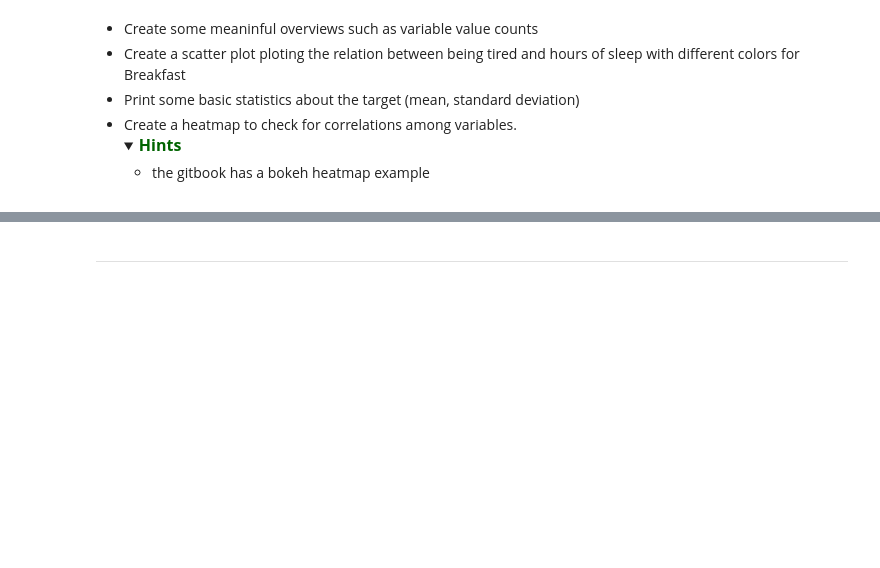
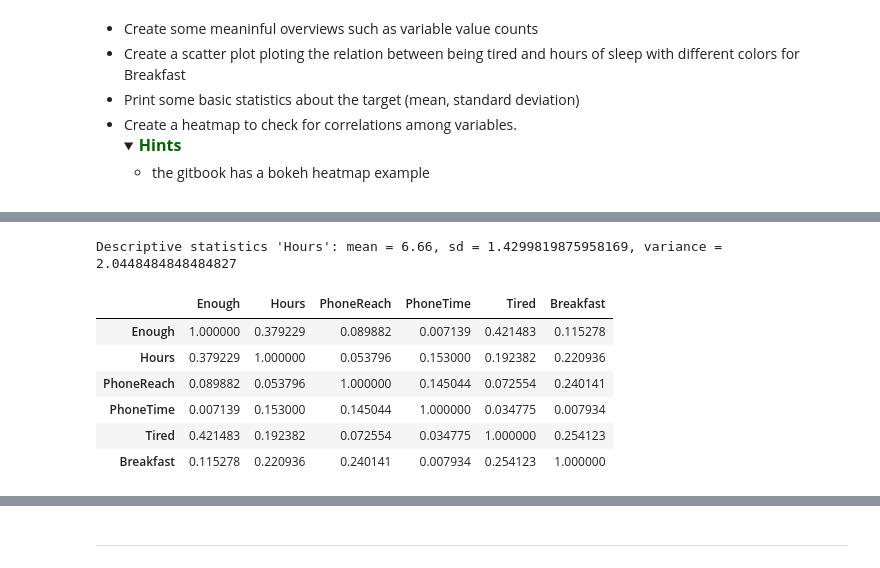
Before and after one commit to stijn-arends/BFVM19PROG1, a Jupyter notebook: assessments/Assignment_week_05.ipynb, the cells around one changed output, grey strips where cells are left out. Drawn from its saved outputs; the diff is of its cells as text; code cells hidden in the pictures; folded sections open; blank space fills up the shorter version.

```diff
--- a/assessments/Assignment_week_05.ipynb
+++ b/assessments/Assignment_week_05.ipynb
@@ -62,0 +125,4 @@ load the `sleep.csv` data. Get yourself familiar with the data. Answer the follo
+# %%
+# Remove white spaces from column names
+new_cols = sleep_data.columns.str.strip()
+sleep_data.columns = new_cols
@@ -66,0 +163,10 @@ load the `sleep.csv` data. Get yourself familiar with the data. Answer the follo
+# %%
+#code printing answer about datatypes
+
+print("""The variables are not of the correct data types. The data type of the'Hours' variable needs to be changed to int or
+float. And the data type of the independent variables 'Breakfast' and 'Tired' need to be set to catergory.\n""")
+
+# Turn 'Hours' data type into float64
+sleep_data['Hours'] = pd.to_numeric(sleep_data['Hours'], errors = 'coerce').astype("float64")
+
+sleep_data.info()
@@ -92,2 +281,5 @@ Inspect the data practically. Get an idea about how well the variable categories
 # %%
 #code your answer to the target statistics here
+print(f"Descriptive statistics 'Hours': mean = {sleep_data['Hours'].mean()}, sd = {sleep_data['Hours'].std()}, variance = {sleep_data['Hours'].var()}")
+# %% [output]
+Descriptive statistics 'Hours': mean = 6.66, sd = 1.4299819875958169, variance = 2.0448484848484827
@@ -95,0 +286,25 @@ Inspect the data practically. Get an idea about how well the variable categories
+# %%
+#code your answer for the heatmap here and briefly state your finding
+
+# sleep_data["Enough"].str.strip().map({"Yes": 1, "No":0})
+
+sleep_data_num = sleep_data.copy()
+
+# Yes/no columns
+cols = ["Enough", "PhoneReach", "PhoneTime", "Breakfast"]
+# Turn yes/no values to 1 and 0.
+sleep_data_num[cols] = sleep_data_num[cols].applymap(lambda x: 1 if x.strip()=="Yes" else 0)
+
+c = sleep_data_num.corr().abs()
+y_range = (list(reversed(c.columns)))
+x_range = (list(c.index))
+# c
+c
+# %% [output]
+|  | Enough | Hours | PhoneReach | PhoneTime | Tired | Breakfast |
+| Enough | 1.000000 | 0.379229 | 0.089882 | 0.007139 | 0.421483 | 0.115278 |
+| Hours | 0.379229 | 1.000000 | 0.053796 | 0.153000 | 0.192382 | 0.220936 |
+| PhoneReach | 0.089882 | 0.053796 | 1.000000 | 0.145044 | 0.072554 | 0.240141 |
+| PhoneTime | 0.007139 | 0.153000 | 0.145044 | 1.000000 | 0.034775 | 0.007934 |
+| Tired | 0.421483 | 0.192382 | 0.072554 | 0.034775 | 1.000000 | 0.254123 |
+| Breakfast | 0.115278 | 0.220936 | 0.240141 | 0.007934 | 0.254123 | 1.000000 |
```
Also changed, not shown: parts of 35 cells of this notebook.
